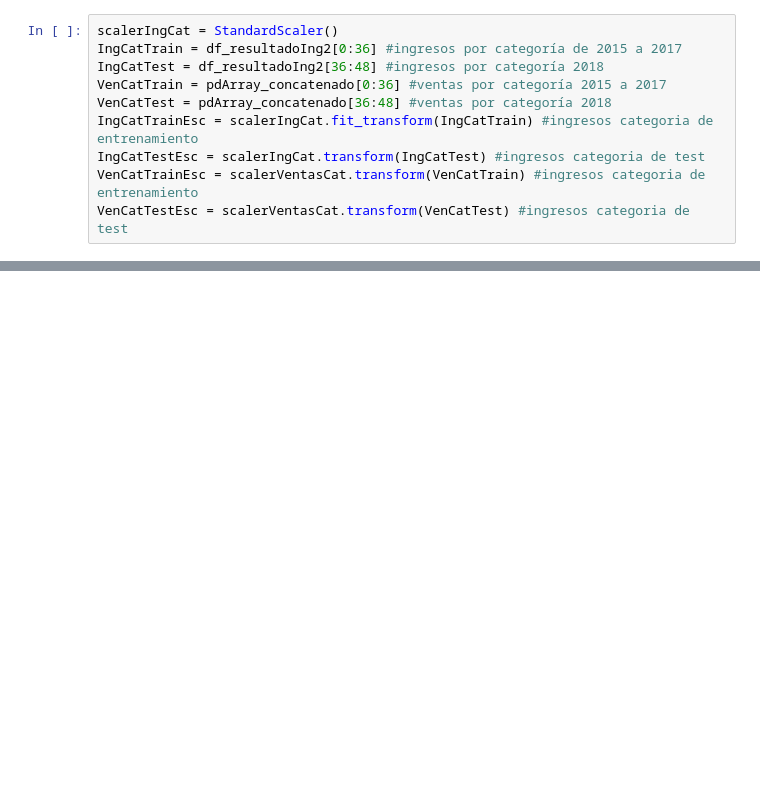
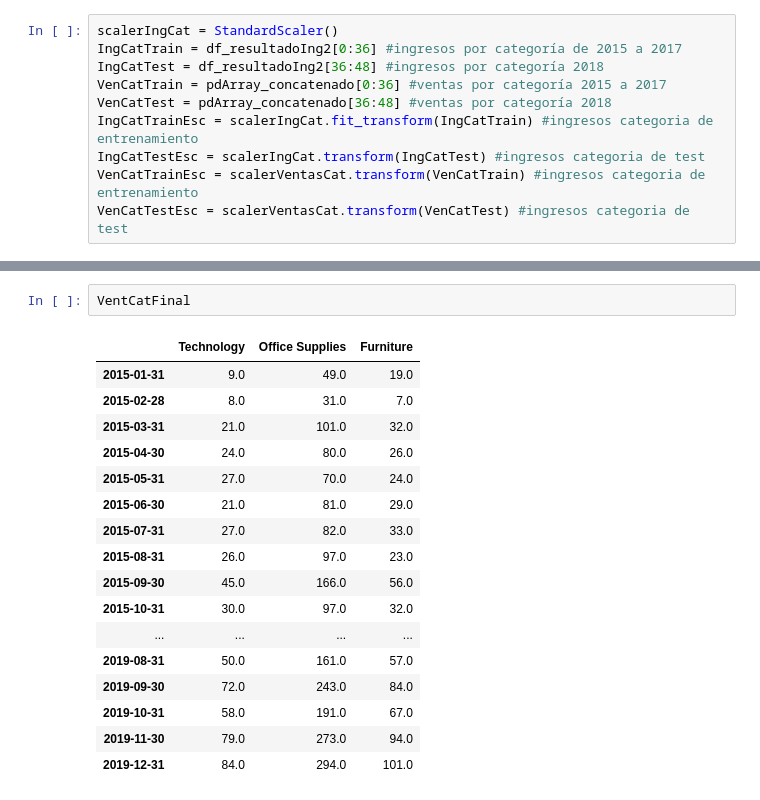
Before and after one commit to pmunozdl/TFG, a Jupyter notebook: nuevaVersión.ipynb, the cells around one changed output, grey strips where cells are left out. Cells and saved outputs as stored; diff of their text form; blank space fills up the shorter version.

```diff
--- a/nuevaVersión.ipynb
+++ b/nuevaVersión.ipynb
@@ -882,0 +884,20 @@ IngCatFinal
+# %%
+VentCatFinal
+# %% [output]
+|  | Technology | Office Supplies | Furniture |
+| 2015-01-31 | 9.0 | 49.0 | 19.0 |
+| 2015-02-28 | 8.0 | 31.0 | 7.0 |
+| 2015-03-31 | 21.0 | 101.0 | 32.0 |
+| 2015-04-30 | 24.0 | 80.0 | 26.0 |
+| 2015-05-31 | 27.0 | 70.0 | 24.0 |
+| 2015-06-30 | 21.0 | 81.0 | 29.0 |
+| 2015-07-31 | 27.0 | 82.0 | 33.0 |
+| 2015-08-31 | 26.0 | 97.0 | 23.0 |
+| 2015-09-30 | 45.0 | 166.0 | 56.0 |
+| 2015-10-31 | 30.0 | 97.0 | 32.0 |
+| ... | ... | ... | ... |
+| 2019-08-31 | 50.0 | 161.0 | 57.0 |
+| 2019-09-30 | 72.0 | 243.0 | 84.0 |
+| 2019-10-31 | 58.0 | 191.0 | 67.0 |
+| 2019-11-30 | 79.0 | 273.0 | 94.0 |
+| 2019-12-31 | 84.0 | 294.0 | 101.0 |
```
Also changed, not shown: parts of 21 cells of this notebook, 2 other files.
